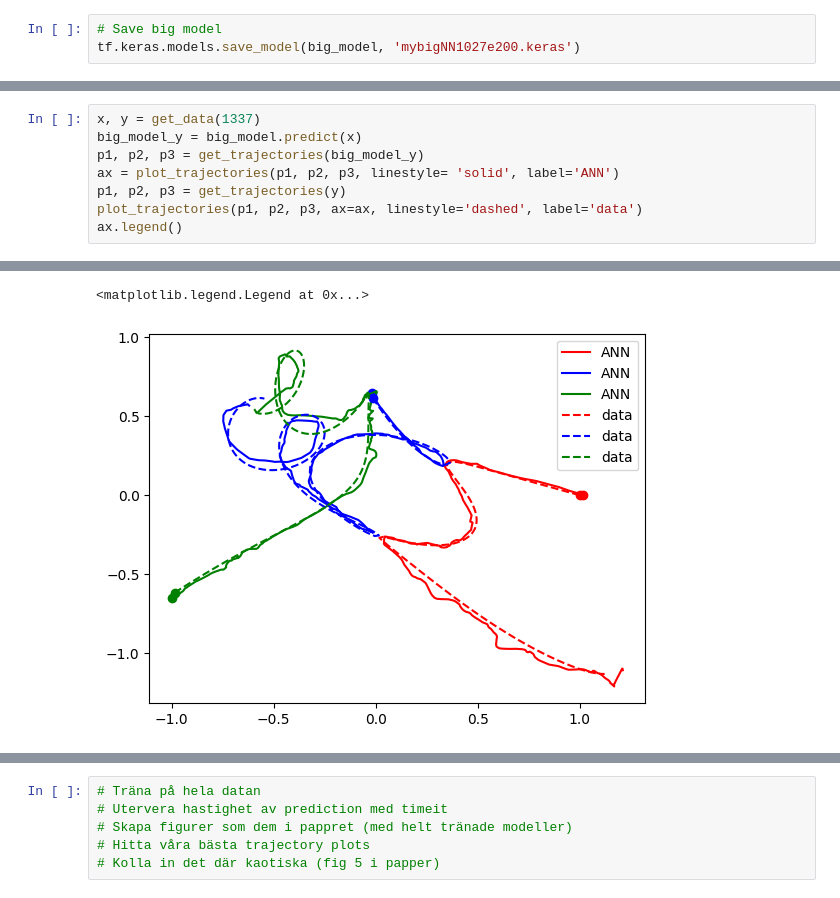
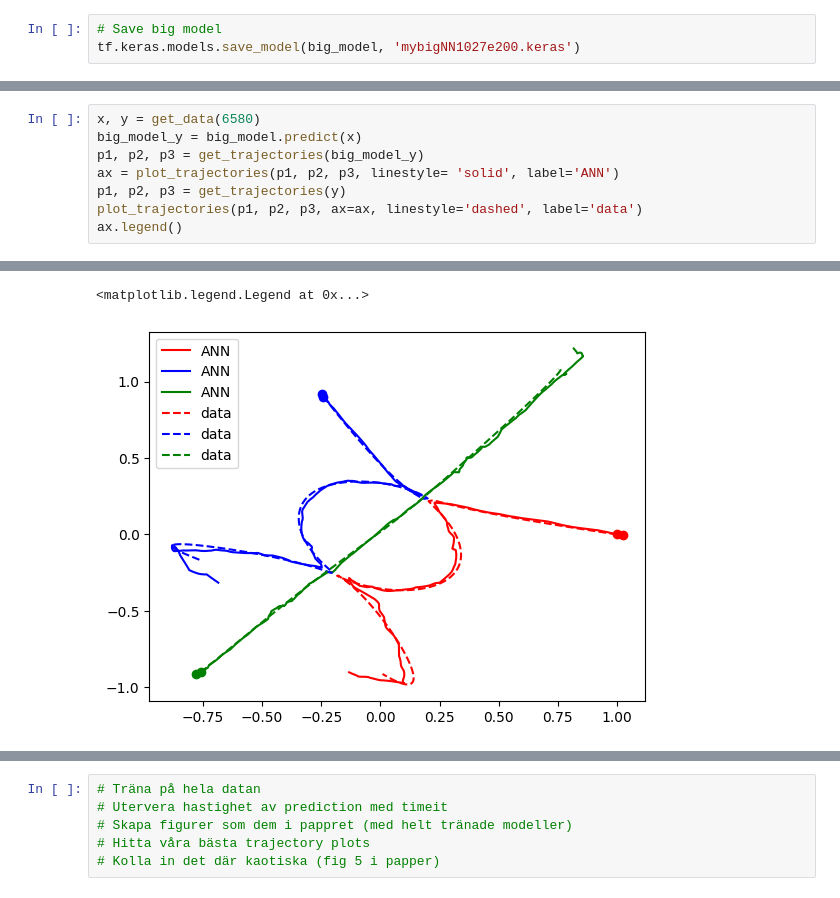
Before and after one commit to stinaper/tif285, a Jupyter notebook: doc/pub/Projects/Project2/TIF285_Project2.ipynb, the cells around one changed output, grey strips where cells are left out. Drawn from its saved outputs; the diff is of its cells as text.

```diff
--- a/doc/pub/Projects/Project2/TIF285_Project2.ipynb
+++ b/doc/pub/Projects/Project2/TIF285_Project2.ipynb
@@ -479,5 +608,5 @@ plt.legend()
 # %%
-x, y = get_data(1337)
+x, y = get_data(6580)
 big_model_y = big_model.predict(x)
 p1, p2, p3 = get_trajectories(big_model_y)
 ax = plot_trajectories(p1, p2, p3, linestyle= 'solid', label='ANN')
@@ -489,2 +618,2 @@ ax.legend()
 <matplotlib.legend.Legend at 0x...>
-[figure, old version]
+[figure, new version]
```
Also changed, not shown: parts of 27 cells of this notebook.
